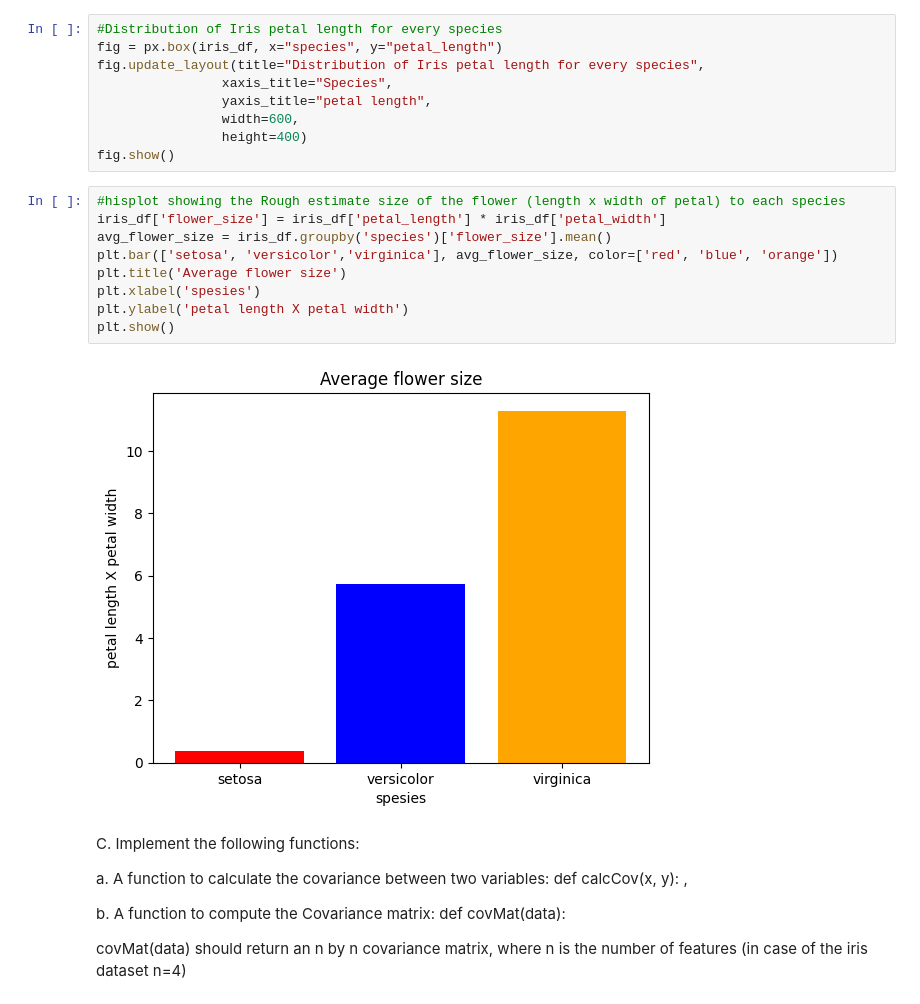
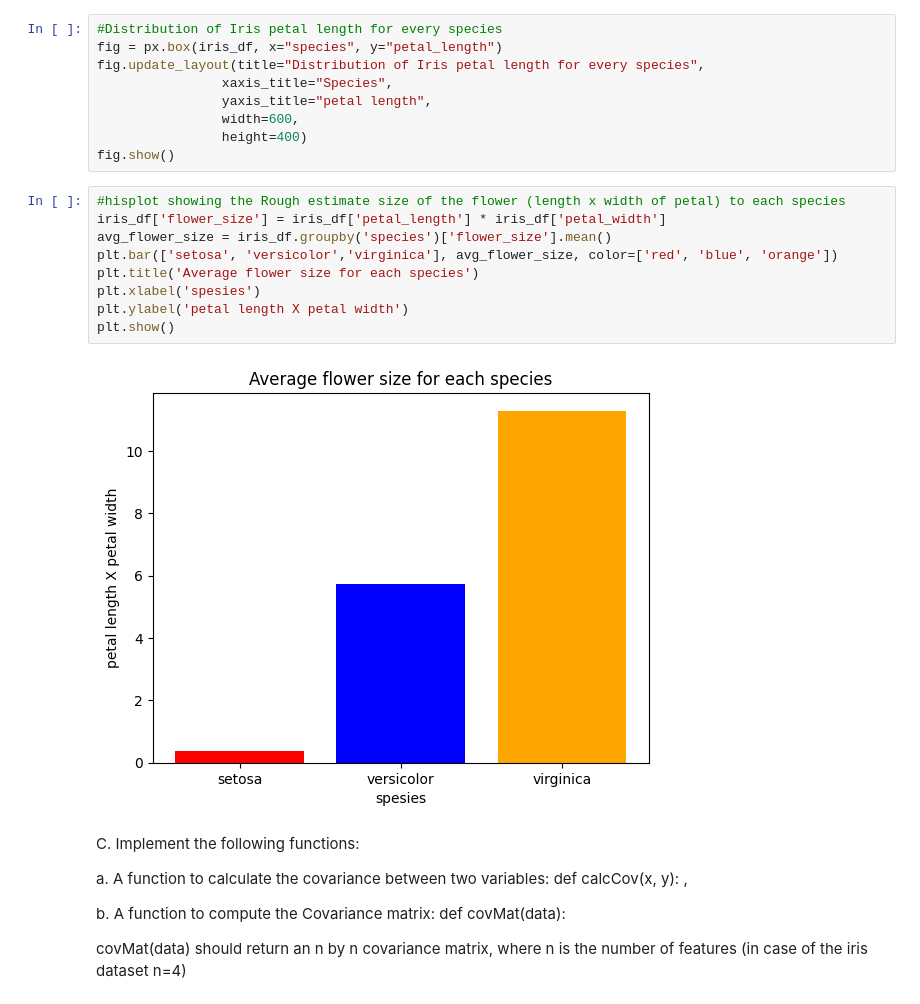
Before and after one commit to Yaelts2/MiniProject1, a Jupyter notebook: Miniproject 1.ipynb, the cells around one changed output. Saved outputs shown, nothing was run; the diff lists cells and outputs as text.

```diff
--- a/Miniproject 1.ipynb
+++ b/Miniproject 1.ipynb
@@ -60,14 +56,14 @@ fig.show()
 # %%
 #hisplot showing the Rough estimate size of the flower (length x width of petal) to each species
 iris_df['flower_size'] = iris_df['petal_length'] * iris_df['petal_width']
 avg_flower_size = iris_df.groupby('species')['flower_size'].mean()
 plt.bar(['setosa', 'versicolor','virginica'], avg_flower_size, color=['red', 'blue', 'orange'])
-plt.title('Average flower size')
+plt.title('Average flower size for each species')
 plt.xlabel('spesies')
 plt.ylabel('petal length X petal width')
 plt.show()
 # %% [output]
-[figure, old version]
+[figure, new version]
 # %% [markdown]
 C. Implement the following functions:
 
```
Also changed, not shown: parts of 9 cells of this notebook, 1 other file.
